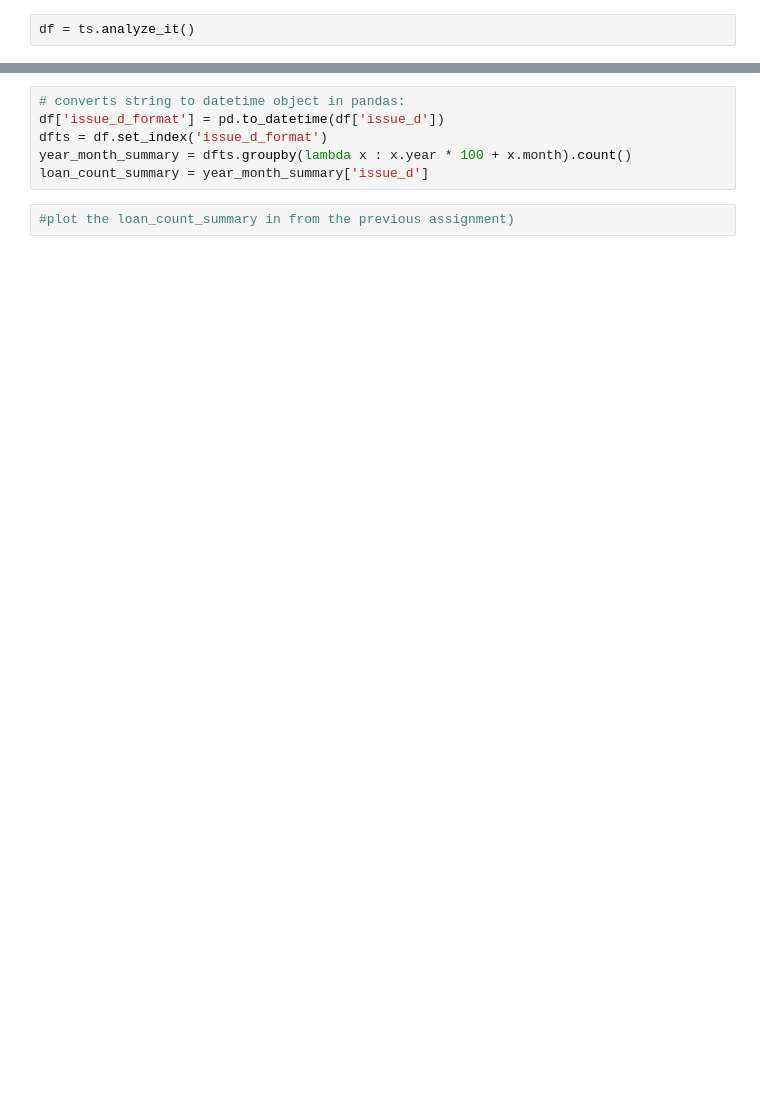
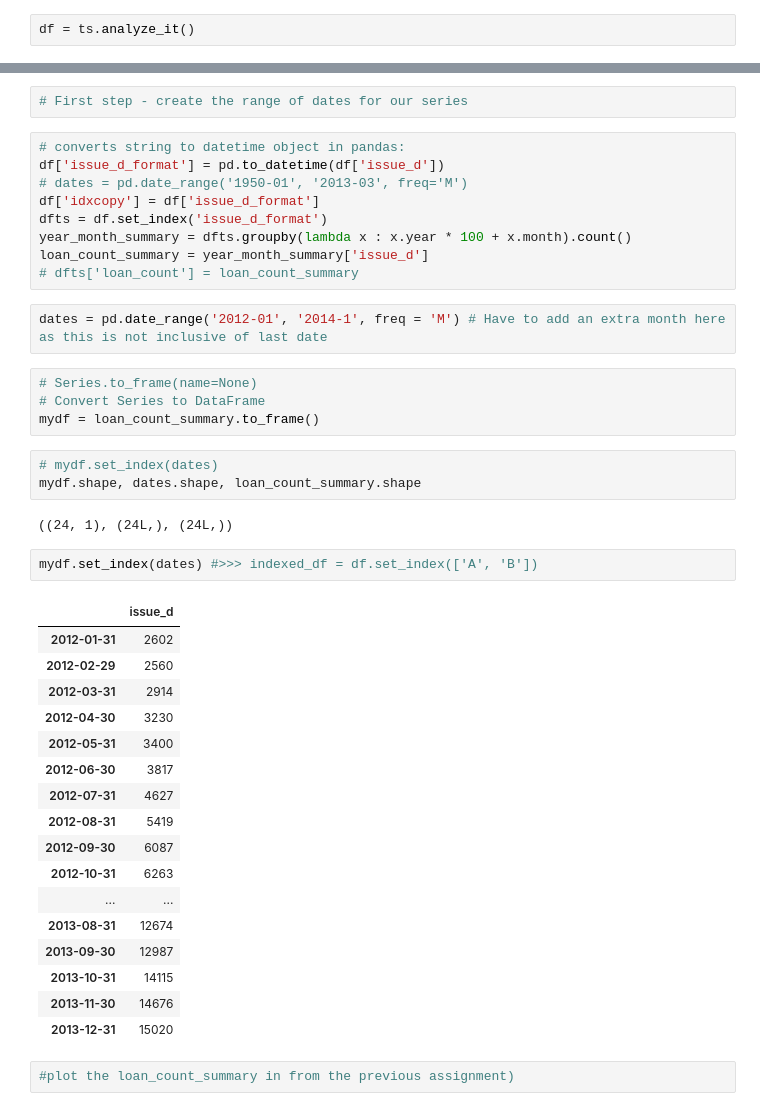
Before and after one commit to bb071988/ds-lesson3, a Jupyter notebook: time_series1.ipynb, the cells around one changed output, grey strips where cells are left out. Saved outputs shown, nothing was run; the diff lists cells and outputs as text; blank space fills up the shorter version.

```diff
--- a/time_series1.ipynb
+++ b/time_series1.ipynb
@@ -24,8 +15,44 @@ df.head()
+# %%
+# First step - create the range of dates for our series
 # %%
 # converts string to datetime object in pandas:
 df['issue_d_format'] = pd.to_datetime(df['issue_d'])
+# dates = pd.date_range('1950-01', '2013-03', freq='M')
+df['idxcopy'] = df['issue_d_format']
 dfts = df.set_index('issue_d_format')
 year_month_summary = dfts.groupby(lambda x : x.year * 100 + x.month).count()
 loan_count_summary = year_month_summary['issue_d']
+# dfts['loan_count'] = loan_count_summary
+# %%
+dates = pd.date_range('2012-01', '2014-1', freq = 'M') # Have to add an extra month here as this is not inclusive of last date
+# %%
+# Series.to_frame(name=None)
+# Convert Series to DataFrame
+mydf = loan_count_summary.to_frame()
+# %%
+# mydf.set_index(dates)
+mydf.shape, dates.shape, loan_count_summary.shape
+# %% [output]
+((24, 1), (24L,), (24L,))
+# %%
+mydf.set_index(dates) #>>> indexed_df = df.set_index(['A', 'B'])
+# %% [output]
+|  | issue_d |
+| 2012-01-31 | 2602 |
+| 2012-02-29 | 2560 |
+| 2012-03-31 | 2914 |
+| 2012-04-30 | 3230 |
+| 2012-05-31 | 3400 |
+| 2012-06-30 | 3817 |
+| 2012-07-31 | 4627 |
+| 2012-08-31 | 5419 |
+| 2012-09-30 | 6087 |
+| 2012-10-31 | 6263 |
+| ... | ... |
+| 2013-08-31 | 12674 |
+| 2013-09-30 | 12987 |
+| 2013-10-31 | 14115 |
+| 2013-11-30 | 14676 |
+| 2013-12-31 | 15020 |
 # %%
 #plot the loan_count_summary in from the previous assignment)
```
Also changed, not shown: parts of 11 cells of this notebook, 2 other files.
